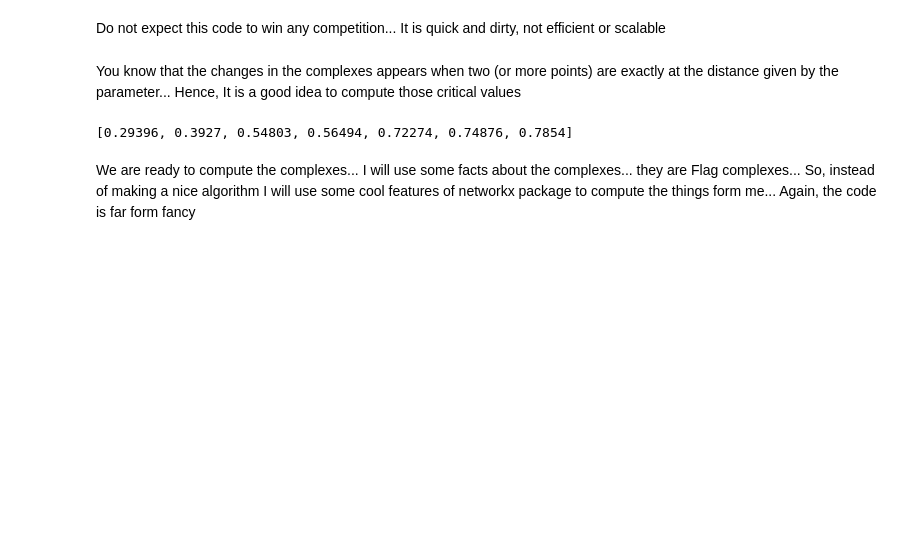
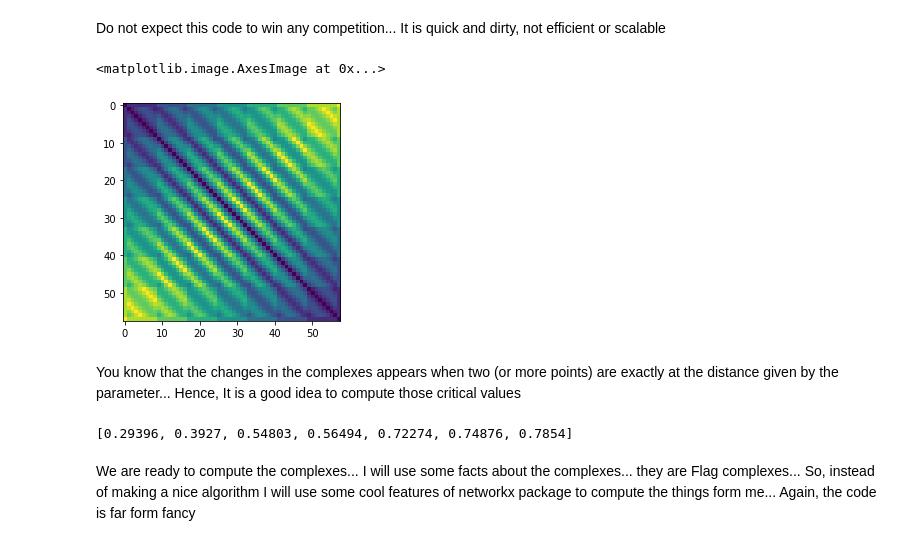
Before and after one commit to rojizo/TDA_simple_examples, a Jupyter notebook: VR_complex.ipynb, the cells around one changed output. Drawn from its saved outputs; the diff is of its cells as text; code cells hidden in the pictures; blank space fills up the shorter version.

```diff
--- a/VR_complex.ipynb
+++ b/VR_complex.ipynb
@@ -22,6 +22,11 @@ points = np.vstack([[0, 0, -1], points, [0, 0, 1]])  # I do not want multple ins
 # %%
 distances = spatial.distance.pdist(points, spherical_metric)
 distance_matrix = spatial.distance.squareform(distances)
+# %%
+plt.imshow(distance_matrix)
+# %% [output]
+<matplotlib.image.AxesImage at 0x...>
+[figure, added]
 # %% [markdown]
 You know that the changes in the complexes appears when two (or more points) are exactly at the distance given by the parameter... Hence, It is a good idea to compute those critical values
 # %%
```
Also changed, not shown: parts of 5 cells of this notebook, 1 other file.
